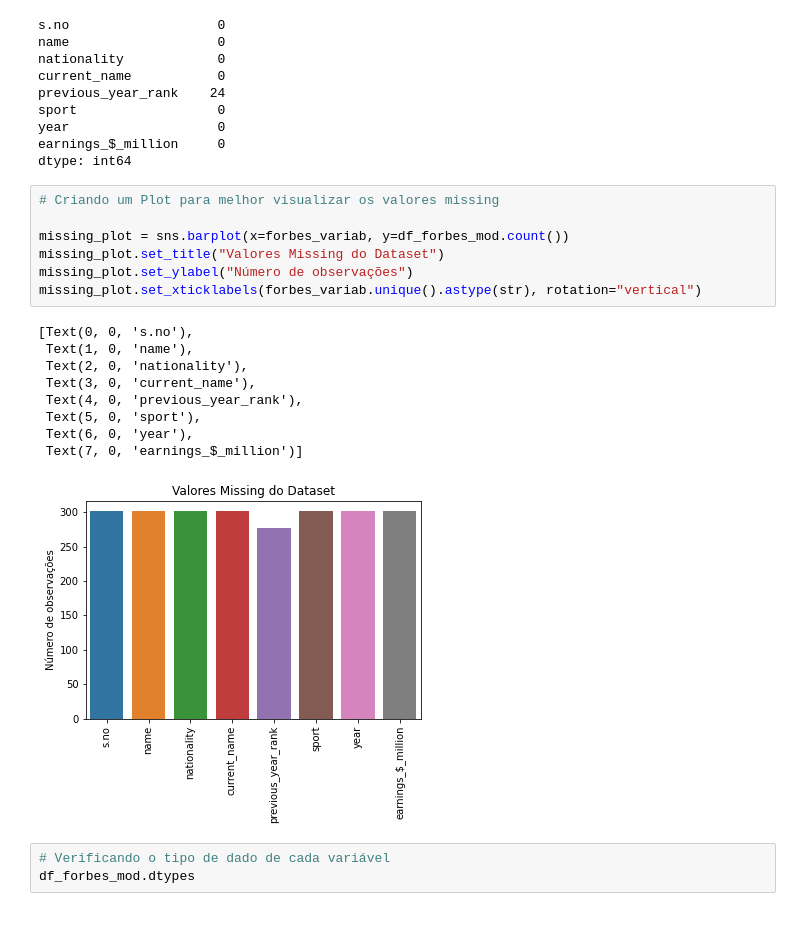
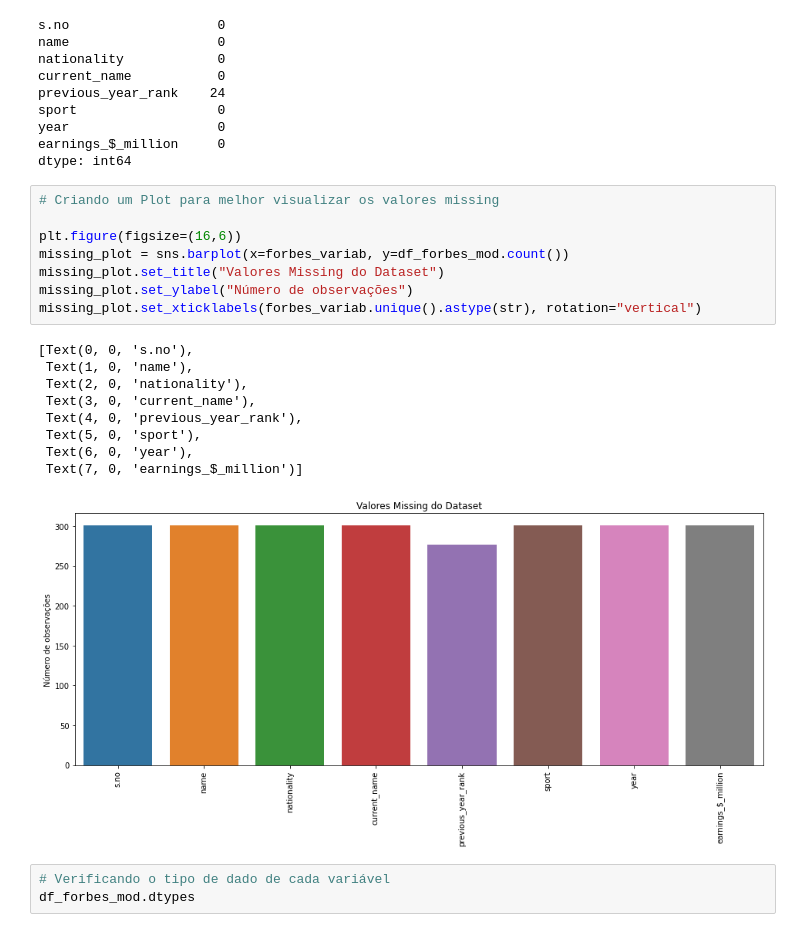
Before and after one commit to luizolima/project_EDA_forbes_highest_paid_athletes, a Jupyter notebook: EDA_forbes_highest_paid_athletes.ipynb, the cells around one changed output. Drawn from its saved outputs; the diff is of its cells as text.

Commit message:
ajuste do tamanho dos plots

```diff
--- a/EDA_forbes_highest_paid_athletes.ipynb
+++ b/EDA_forbes_highest_paid_athletes.ipynb
@@ -63,20 +63,21 @@ dtype: int64
 # %%
 # Criando um Plot para melhor visualizar os valores missing
 
+plt.figure(figsize=(16,6))
 missing_plot = sns.barplot(x=forbes_variab, y=df_forbes_mod.count())
 missing_plot.set_title("Valores Missing do Dataset")
 missing_plot.set_ylabel("Número de observações")
 missing_plot.set_xticklabels(forbes_variab.unique().astype(str), rotation="vertical")
 # %% [output]
 [Text(0, 0, 's.no'),
  Text(1, 0, 'name'),
  Text(2, 0, 'nationality'),
  Text(3, 0, 'current_name'),
  Text(4, 0, 'previous_year_rank'),
  Text(5, 0, 'sport'),
  Text(6, 0, 'year'),
  Text(7, 0, 'earnings_$_million')]
-[figure, old version]
+[figure, new version]
 # %%
 # Verificando o tipo de dado de cada variável
 df_forbes_mod.dtypes
```
Also changed, not shown: parts of 2 cells of this notebook.
